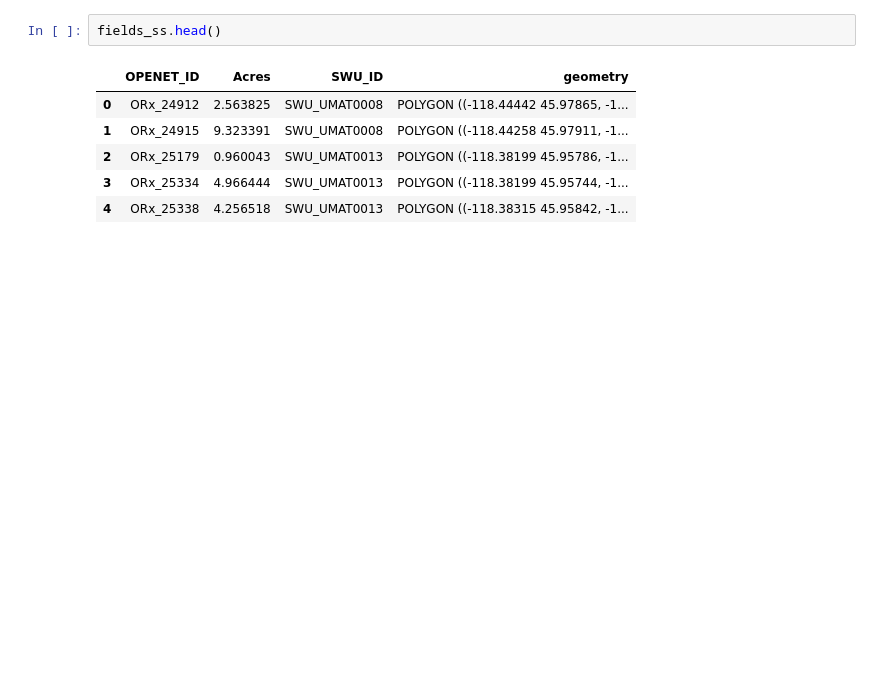
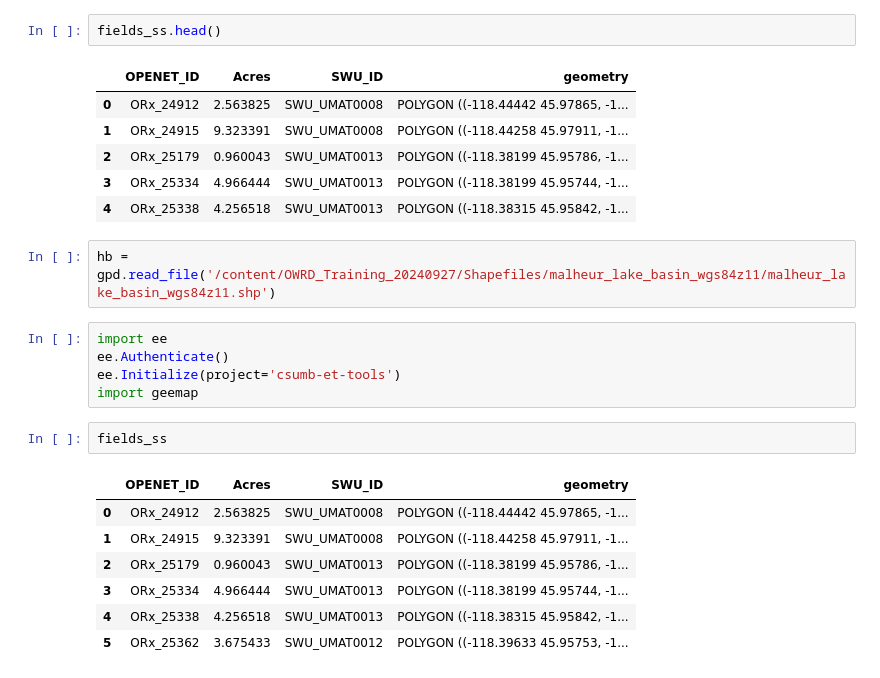
Before and after one commit to sciencebyAJ/OWRD_Training_20240927, a Jupyter notebook: Example_1_OpenET_FlowMeter.ipynb, the cells around one changed output. Drawn from its saved outputs; the diff is of its cells as text; blank space fills up the shorter version.

```diff
--- a/Example_1_OpenET_FlowMeter.ipynb
+++ b/Example_1_OpenET_FlowMeter.ipynb
@@ -25,3 +25,20 @@ fields_ss.head()
 | 2 | ORx_25179 | 0.960043 | SWU_UMAT0013 | POLYGON ((-118.38199 45.95786, -1... |
 | 3 | ORx_25334 | 4.966444 | SWU_UMAT0013 | POLYGON ((-118.38199 45.95744, -1... |
 | 4 | ORx_25338 | 4.256518 | SWU_UMAT0013 | POLYGON ((-118.38315 45.95842, -1... |
+# %%
+hb = gpd.read_file('/content/OWRD_Training_20240927/Shapefiles/malheur_lake_basin_wgs84z11/malheur_lake_basin_wgs84z11.shp')
+# %%
+import ee
+ee.Authenticate()
+ee.Initialize(project='csumb-et-tools')
+import geemap
+# %%
+fields_ss
+# %% [output]
+|  | OPENET_ID | Acres | SWU_ID | geometry |
+| 0 | ORx_24912 | 2.563825 | SWU_UMAT0008 | POLYGON ((-118.44442 45.97865, -1... |
+| 1 | ORx_24915 | 9.323391 | SWU_UMAT0008 | POLYGON ((-118.44258 45.97911, -1... |
+| 2 | ORx_25179 | 0.960043 | SWU_UMAT0013 | POLYGON ((-118.38199 45.95786, -1... |
+| 3 | ORx_25334 | 4.966444 | SWU_UMAT0013 | POLYGON ((-118.38199 45.95744, -1... |
+| 4 | ORx_25338 | 4.256518 | SWU_UMAT0013 | POLYGON ((-118.38315 45.95842, -1... |
+| 5 | ORx_25362 | 3.675433 | SWU_UMAT0012 | POLYGON ((-118.39633 45.95753, -1... |
```
Also changed, not shown: parts of 3 cells of this notebook.
